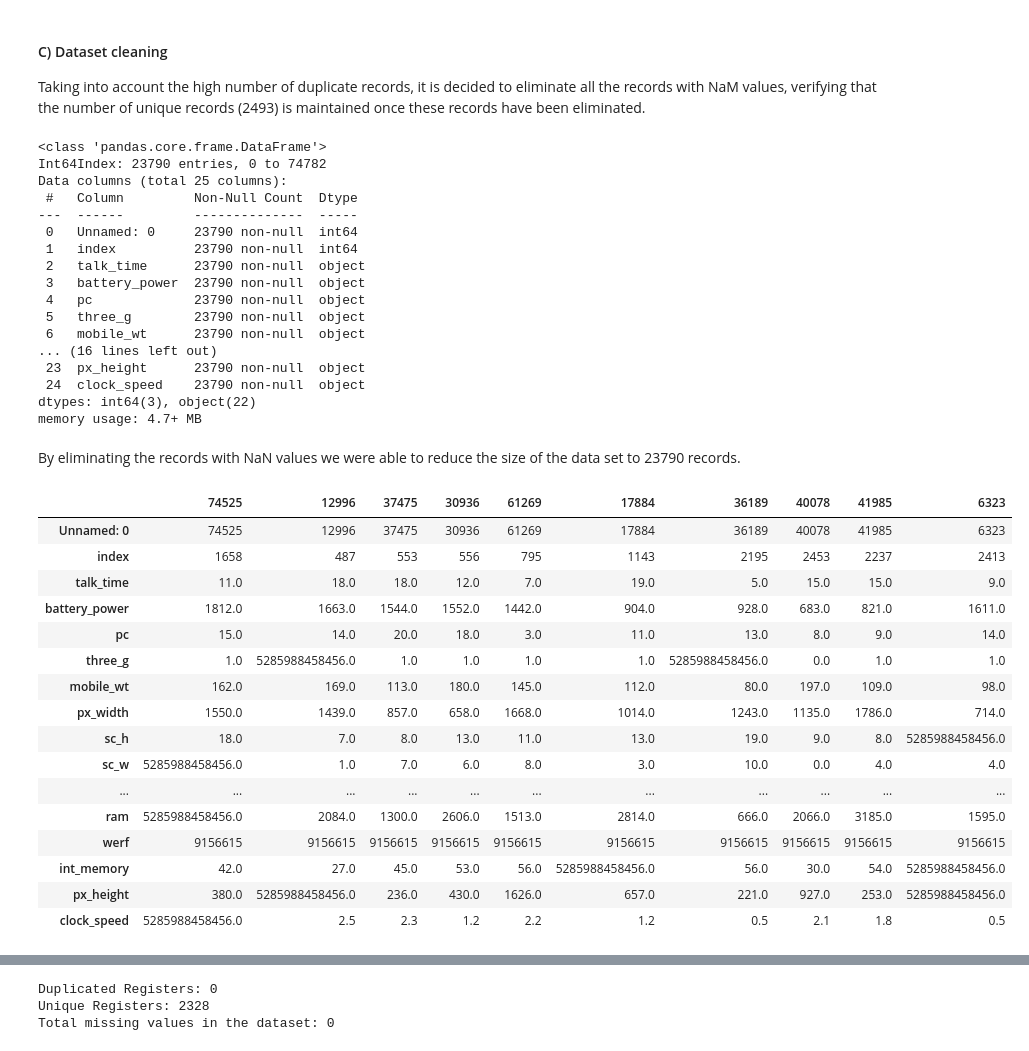
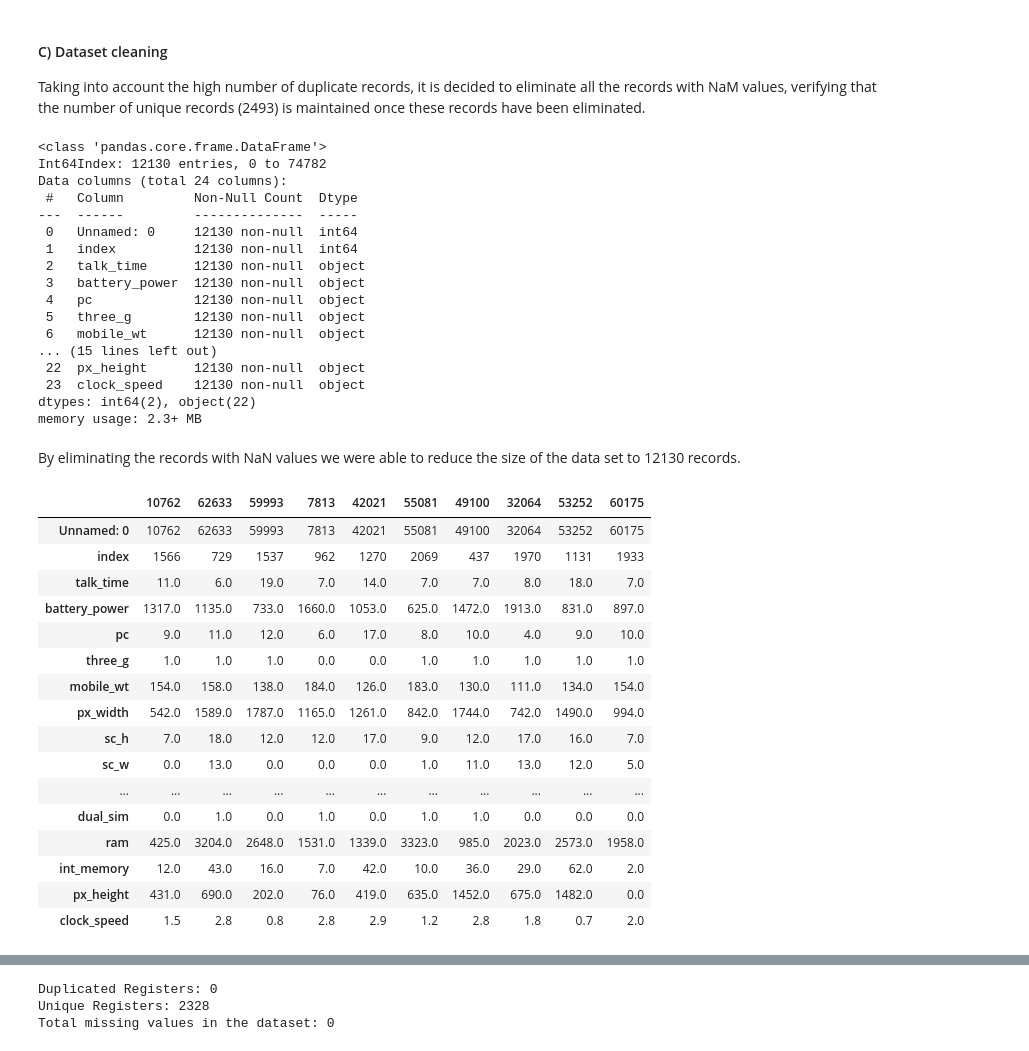
Before and after one commit to ingHFrancoO/DataScienceWork1, a Jupyter notebook: notebooks/01-readmited_preprocess.ipynb, the cells around one changed output, grey strips where cells are left out. Cells and saved outputs as stored; diff of their text form; code cells hidden in the pictures.

```diff
--- a/notebooks/01-readmited_preprocess.ipynb
+++ b/notebooks/01-readmited_preprocess.ipynb
@@ -191,0 +179,2 @@ Meaningless values in dataset: '-948961565145.0' '??????' 'nan' 'nhbgvfrtd 56gyu
+# %%
+ds.drop('werf', axis=1, inplace=True)
@@ -192,3 +188,5 @@ Meaningless values in dataset: '-948961565145.0' '??????' 'nan' 'nhbgvfrtd 56gyu
+# %%
+missing_value = ['nhbgvfrtd 56gyub', '??????', 'nan', '-948961565145.0', '5285988458456.0']
 # %% [markdown]
 Analyzing the presence of these values in the different characteristics of the dataset.
 # %%
@@ -221,7 +219,5 @@ clock_speed = 2495
 # %% [markdown]
 There is a low presence of these meaningless vouchers in the different characteristics, therefore it is decided to impute these values as NaN values.
 # %%
-for atipic in missing_value:
-    ds.replace(atipic, np.nan, inplace=True)
-
-ds.isnull().sum()*100/len(ds)
+for missing in missing_value:
+    ds.replace(missing, np.nan, inplace=True)
@@ -265,46 +266,45 @@ There are 2493 unique values in the '*_index_*', which indicates that the datase
 #### C) Dataset cleaning
 Taking into account the high number of duplicate records, it is decided to eliminate all the records with NaM values, verifying that the number of unique records (2493) is maintained once these records have been eliminated.
 # %%
-ds_copy = ds.copy() #Save copy of original dataframe
-ds_copy.dropna(inplace=True,axis=0)
-ds_copy.info()
+ds.dropna(inplace=True,axis=0)
+ds.info()
 # %% [output]
 <class 'pandas.core.frame.DataFrame'>
-Int64Index: 23790 entries, 0 to 74782
-Data columns (total 25 columns):
+Int64Index: 12130 entries, 0 to 74782
+Data columns (total 24 columns):
  #   Column         Non-Null Count  Dtype
 ---  ------         --------------  -----
- 0   Unnamed: 0     23790 non-null  int64
- 1   index          23790 non-null  int64
- 2   talk_time      23790 non-null  object
- 3   battery_power  23790 non-null  object
- 4   pc             23790 non-null  object
- 5   three_g        23790 non-null  object
- 6   mobile_wt      23790 non-null  object
-... (16 lines left out)
- 23  px_height      23790 non-null  object
- 24  clock_speed    23790 non-null  object
-dtypes: int64(3), object(22)
-memory usage: 4.7+ MB
+ 0   Unnamed: 0     12130 non-null  int64
+ 1   index          12130 non-null  int64
+ 2   talk_time      12130 non-null  object
+ 3   battery_power  12130 non-null  object
+ 4   pc             12130 non-null  object
+ 5   three_g        12130 non-null  object
+ 6   mobile_wt      12130 non-null  object
+... (15 lines left out)
+ 22  px_height      12130 non-null  object
+ 23  clock_speed    12130 non-null  object
+dtypes: int64(2), object(22)
+memory usage: 2.3+ MB
 # %% [markdown]
-By eliminating the records with NaN values we were able to reduce the size of the data set to 23790 records.
+By eliminating the records with NaN values we were able to reduce the size of the data set to 12130 records.
 # %%
-ds_copy.sample(10).T
+ds.sample(10).T
 # %% [output]
-|  | 74525 | 12996 | 37475 | 30936 | 61269 | 17884 | 36189 | 40078 | 41985 | 6323 |
-| Unnamed: 0 | 74525 | 12996 | 37475 | 30936 | 61269 | 17884 | 36189 | 40078 | 41985 | 6323 |
-| index | 1658 | 487 | 553 | 556 | 795 | 1143 | 2195 | 2453 | 2237 | 2413 |
-| talk_time | 11.0 | 18.0 | 18.0 | 12.0 | 7.0 | 19.0 | 5.0 | 15.0 | 15.0 | 9.0 |
-| battery_power | 1812.0 | 1663.0 | 1544.0 | 1552.0 | 1442.0 | 904.0 | 928.0 | 683.0 | 821.0 | 1611.0 |
-| pc | 15.0 | 14.0 | 20.0 | 18.0 | 3.0 | 11.0 | 13.0 | 8.0 | 9.0 | 14.0 |
-| three_g | 1.0 | 5285988458456.0 | 1.0 | 1.0 | 1.0 | 1.0 | 5285988458456.0 | 0.0 | 1.0 | 1.0 |
-| mobile_wt | 162.0 | 169.0 | 113.0 | 180.0 | 145.0 | 112.0 | 80.0 | 197.0 | 109.0 | 98.0 |
-| px_width | 1550.0 | 1439.0 | 857.0 | 658.0 | 1668.0 | 1014.0 | 1243.0 | 1135.0 | 1786.0 | 714.0 |
-| sc_h | 18.0 | 7.0 | 8.0 | 13.0 | 11.0 | 13.0 | 19.0 | 9.0 | 8.0 | 5285988458456.0 |
-| sc_w | 5285988458456.0 | 1.0 | 7.0 | 6.0 | 8.0 | 3.0 | 10.0 | 0.0 | 4.0 | 4.0 |
+|  | 10762 | 62633 | 59993 | 7813 | 42021 | 55081 | 49100 | 32064 | 53252 | 60175 |
+| Unnamed: 0 | 10762 | 62633 | 59993 | 7813 | 42021 | 55081 | 49100 | 32064 | 53252 | 60175 |
+| index | 1566 | 729 | 1537 | 962 | 1270 | 2069 | 437 | 1970 | 1131 | 1933 |
+| talk_time | 11.0 | 6.0 | 19.0 | 7.0 | 14.0 | 7.0 | 7.0 | 8.0 | 18.0 | 7.0 |
+| battery_power | 1317.0 | 1135.0 | 733.0 | 1660.0 | 1053.0 | 625.0 | 1472.0 | 1913.0 | 831.0 | 897.0 |
+| pc | 9.0 | 11.0 | 12.0 | 6.0 | 17.0 | 8.0 | 10.0 | 4.0 | 9.0 | 10.0 |
+| three_g | 1.0 | 1.0 | 1.0 | 0.0 | 0.0 | 1.0 | 1.0 | 1.0 | 1.0 | 1.0 |
+| mobile_wt | 154.0 | 158.0 | 138.0 | 184.0 | 126.0 | 183.0 | 130.0 | 111.0 | 134.0 | 154.0 |
+| px_width | 542.0 | 1589.0 | 1787.0 | 1165.0 | 1261.0 | 842.0 | 1744.0 | 742.0 | 1490.0 | 994.0 |
+| sc_h | 7.0 | 18.0 | 12.0 | 12.0 | 17.0 | 9.0 | 12.0 | 17.0 | 16.0 | 7.0 |
+| sc_w | 0.0 | 13.0 | 0.0 | 0.0 | 0.0 | 1.0 | 11.0 | 13.0 | 12.0 | 5.0 |
 | ... | ... | ... | ... | ... | ... | ... | ... | ... | ... | ... |
-| ram | 5285988458456.0 | 2084.0 | 1300.0 | 2606.0 | 1513.0 | 2814.0 | 666.0 | 2066.0 | 3185.0 | 1595.0 |
-| werf | 9156615 | 9156615 | 9156615 | 9156615 | 9156615 | 9156615 | 9156615 | 9156615 | 9156615 | 9156615 |
-| int_memory | 42.0 | 27.0 | 45.0 | 53.0 | 56.0 | 5285988458456.0 | 56.0 | 30.0 | 54.0 | 5285988458456.0 |
-| px_height | 380.0 | 5285988458456.0 | 236.0 | 430.0 | 1626.0 | 657.0 | 221.0 | 927.0 | 253.0 | 5285988458456.0 |
-| clock_speed | 5285988458456.0 | 2.5 | 2.3 | 1.2 | 2.2 | 1.2 | 0.5 | 2.1 | 1.8 | 0.5 |
+| dual_sim | 0.0 | 1.0 | 0.0 | 1.0 | 0.0 | 1.0 | 1.0 | 0.0 | 0.0 | 0.0 |
+| ram | 425.0 | 3204.0 | 2648.0 | 1531.0 | 1339.0 | 3323.0 | 985.0 | 2023.0 | 2573.0 | 1958.0 |
+| int_memory | 12.0 | 43.0 | 16.0 | 7.0 | 42.0 | 10.0 | 36.0 | 29.0 | 62.0 | 2.0 |
+| px_height | 431.0 | 690.0 | 202.0 | 76.0 | 419.0 | 635.0 | 1452.0 | 675.0 | 1482.0 | 0.0 |
+| clock_speed | 1.5 | 2.8 | 0.8 | 2.8 | 2.9 | 1.2 | 2.8 | 1.8 | 0.7 | 2.0 |
```
Also changed, not shown: parts of 20 cells of this notebook, 15 other files.
